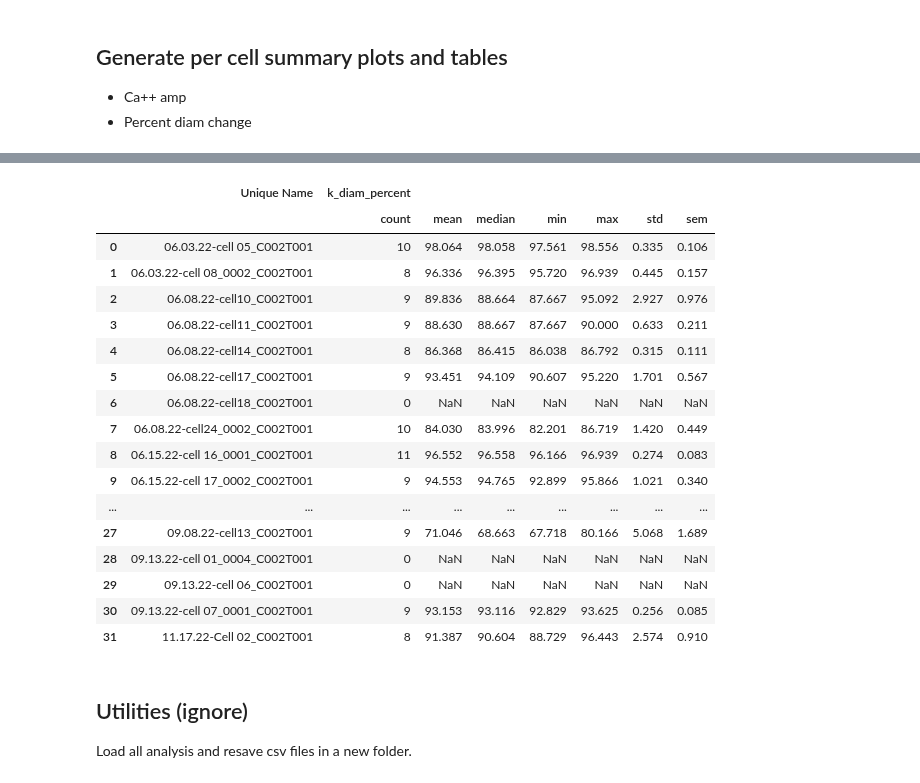
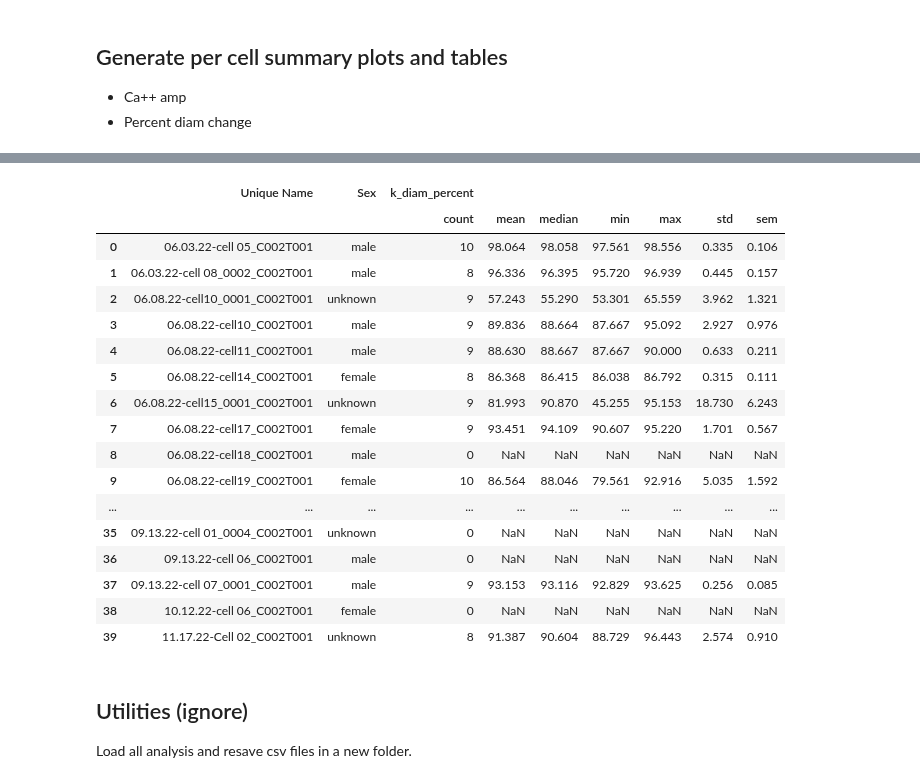
Before and after one commit to cudmore/SanPy, a Jupyter notebook: examples/kym-diameter/pool_diam.ipynb, the cells around one changed output, grey strips where cells are left out. Drawn from its saved outputs; the diff is of its cells as text; code cells hidden in the pictures.

```diff
--- a/examples/kym-diameter/pool_diam.ipynb
+++ b/examples/kym-diameter/pool_diam.ipynb
@@ -19,7 +21,7 @@ Load a folder of analysis, make a dfMaster of all anaysis
 # %%
 folderPath = '/Users/cudmore/Dropbox/data/cell-shortening/paula'
 folderPath = '/Users/cudmore/Dropbox/data/cell-shortening/fig1'
+folderPath = '/media/cudmore/data/Dropbox/data/cell-shortening/fig1'
 
 ad = sanpy.analysisDir(folderPath, autoLoad=True)
-dfMaster = ad.pool_build(uniqueColumn='parent2')
 # %% [output]
@@ -56,0 +71,2 @@ display(dfSummaryTable)
+# %%
+dfMaster = ad.pool_build(uniqueColumn='parent2', includeNo=True)
@@ -142,36 +148,36 @@ sns.despine()
 # %%
 stat = 'k_diam_percent'
 agg_func_math = {stat: ["count", "mean", "median", "min", "max", "std", "sem"]}
 
 dfSummary = (
-    dfMaster.groupby(["Unique Name"], as_index=False).agg(agg_func_math).round(3)
+    dfMaster.groupby(["Unique Name", 'Sex'], as_index=False).agg(agg_func_math).round(3)
 )
 
 # flatten
 # dfSummary.columns = [
 #     "_".join(col).rstrip("_") for col in dfSummary.columns.values
 # ]
 
 display(dfSummary)
 # %% [output]
-|  | Unique Name | k_diam_percent |  |  |  |  |  |  |
-|  |  | count | mean | median | min | max | std | sem |
-| 0 | 06.03.22-cell 05_C002T001 | 10 | 98.064 | 98.058 | 97.561 | 98.556 | 0.335 | 0.106 |
-| 1 | 06.03.22-cell 08_0002_C002T001 | 8 | 96.336 | 96.395 | 95.720 | 96.939 | 0.445 | 0.157 |
-| 2 | 06.08.22-cell10_C002T001 | 9 | 89.836 | 88.664 | 87.667 | 95.092 | 2.927 | 0.976 |
-| 3 | 06.08.22-cell11_C002T001 | 9 | 88.630 | 88.667 | 87.667 | 90.000 | 0.633 | 0.211 |
-| 4 | 06.08.22-cell14_C002T001 | 8 | 86.368 | 86.415 | 86.038 | 86.792 | 0.315 | 0.111 |
-| 5 | 06.08.22-cell17_C002T001 | 9 | 93.451 | 94.109 | 90.607 | 95.220 | 1.701 | 0.567 |
-| 6 | 06.08.22-cell18_C002T001 | 0 | NaN | NaN | NaN | NaN | NaN | NaN |
-| 7 | 06.08.22-cell24_0002_C002T001 | 10 | 84.030 | 83.996 | 82.201 | 86.719 | 1.420 | 0.449 |
-| 8 | 06.15.22-cell 16_0001_C002T001 | 11 | 96.552 | 96.558 | 96.166 | 96.939 | 0.274 | 0.083 |
-| 9 | 06.15.22-cell 17_0002_C002T001 | 9 | 94.553 | 94.765 | 92.899 | 95.866 | 1.021 | 0.340 |
-| ... | ... | ... | ... | ... | ... | ... | ... | ... |
-| 27 | 09.08.22-cell13_C002T001 | 9 | 71.046 | 68.663 | 67.718 | 80.166 | 5.068 | 1.689 |
-| 28 | 09.13.22-cell 01_0004_C002T001 | 0 | NaN | NaN | NaN | NaN | NaN | NaN |
-| 29 | 09.13.22-cell 06_C002T001 | 0 | NaN | NaN | NaN | NaN | NaN | NaN |
-| 30 | 09.13.22-cell 07_0001_C002T001 | 9 | 93.153 | 93.116 | 92.829 | 93.625 | 0.256 | 0.085 |
-| 31 | 11.17.22-Cell 02_C002T001 | 8 | 91.387 | 90.604 | 88.729 | 96.443 | 2.574 | 0.910 |
+|  | Unique Name | Sex | k_diam_percent |  |  |  |  |  |  |
+|  |  |  | count | mean | median | min | max | std | sem |
+| 0 | 06.03.22-cell 05_C002T001 | male | 10 | 98.064 | 98.058 | 97.561 | 98.556 | 0.335 | 0.106 |
+| 1 | 06.03.22-cell 08_0002_C002T001 | male | 8 | 96.336 | 96.395 | 95.720 | 96.939 | 0.445 | 0.157 |
+| 2 | 06.08.22-cell10_0001_C002T001 | unknown | 9 | 57.243 | 55.290 | 53.301 | 65.559 | 3.962 | 1.321 |
+| 3 | 06.08.22-cell10_C002T001 | male | 9 | 89.836 | 88.664 | 87.667 | 95.092 | 2.927 | 0.976 |
+| 4 | 06.08.22-cell11_C002T001 | male | 9 | 88.630 | 88.667 | 87.667 | 90.000 | 0.633 | 0.211 |
+| 5 | 06.08.22-cell14_C002T001 | female | 8 | 86.368 | 86.415 | 86.038 | 86.792 | 0.315 | 0.111 |
+| 6 | 06.08.22-cell15_0001_C002T001 | unknown | 9 | 81.993 | 90.870 | 45.255 | 95.153 | 18.730 | 6.243 |
+| 7 | 06.08.22-cell17_C002T001 | female | 9 | 93.451 | 94.109 | 90.607 | 95.220 | 1.701 | 0.567 |
+| 8 | 06.08.22-cell18_C002T001 | male | 0 | NaN | NaN | NaN | NaN | NaN | NaN |
+| 9 | 06.08.22-cell19_C002T001 | female | 10 | 86.564 | 88.046 | 79.561 | 92.916 | 5.035 | 1.592 |
+| ... | ... | ... | ... | ... | ... | ... | ... | ... | ... |
+| 35 | 09.13.22-cell 01_0004_C002T001 | unknown | 0 | NaN | NaN | NaN | NaN | NaN | NaN |
+| 36 | 09.13.22-cell 06_C002T001 | male | 0 | NaN | NaN | NaN | NaN | NaN | NaN |
+| 37 | 09.13.22-cell 07_0001_C002T001 | male | 9 | 93.153 | 93.116 | 92.829 | 93.625 | 0.256 | 0.085 |
+| 38 | 10.12.22-cell 06_C002T001 | female | 0 | NaN | NaN | NaN | NaN | NaN | NaN |
+| 39 | 11.17.22-Cell 02_C002T001 | unknown | 8 | 91.387 | 90.604 | 88.729 | 96.443 | 2.574 | 0.910 |
 # %% [markdown]
 ## Utilities (ignore)
 
```
Also changed, not shown: parts of 14 cells of this notebook, 1 other file.
